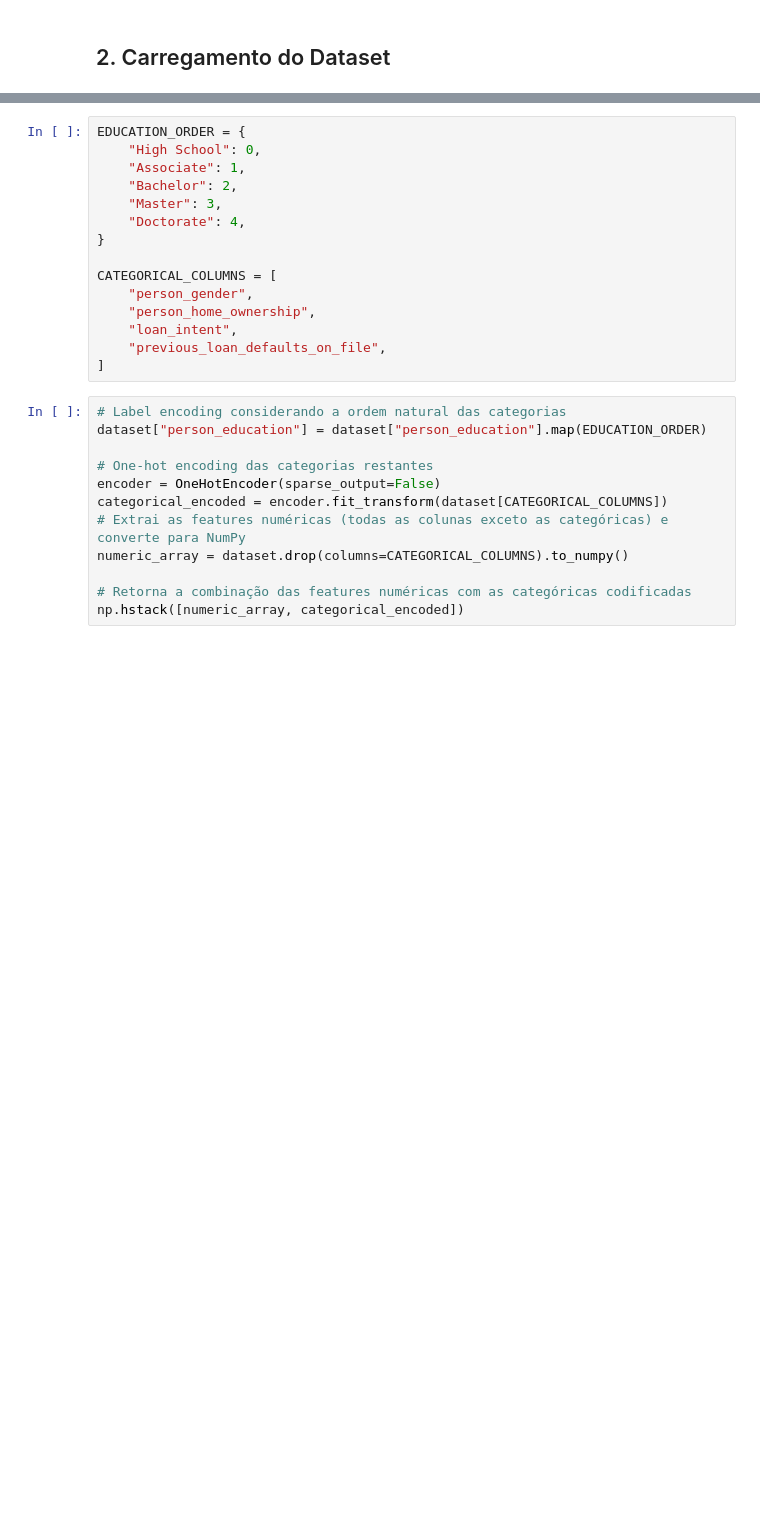
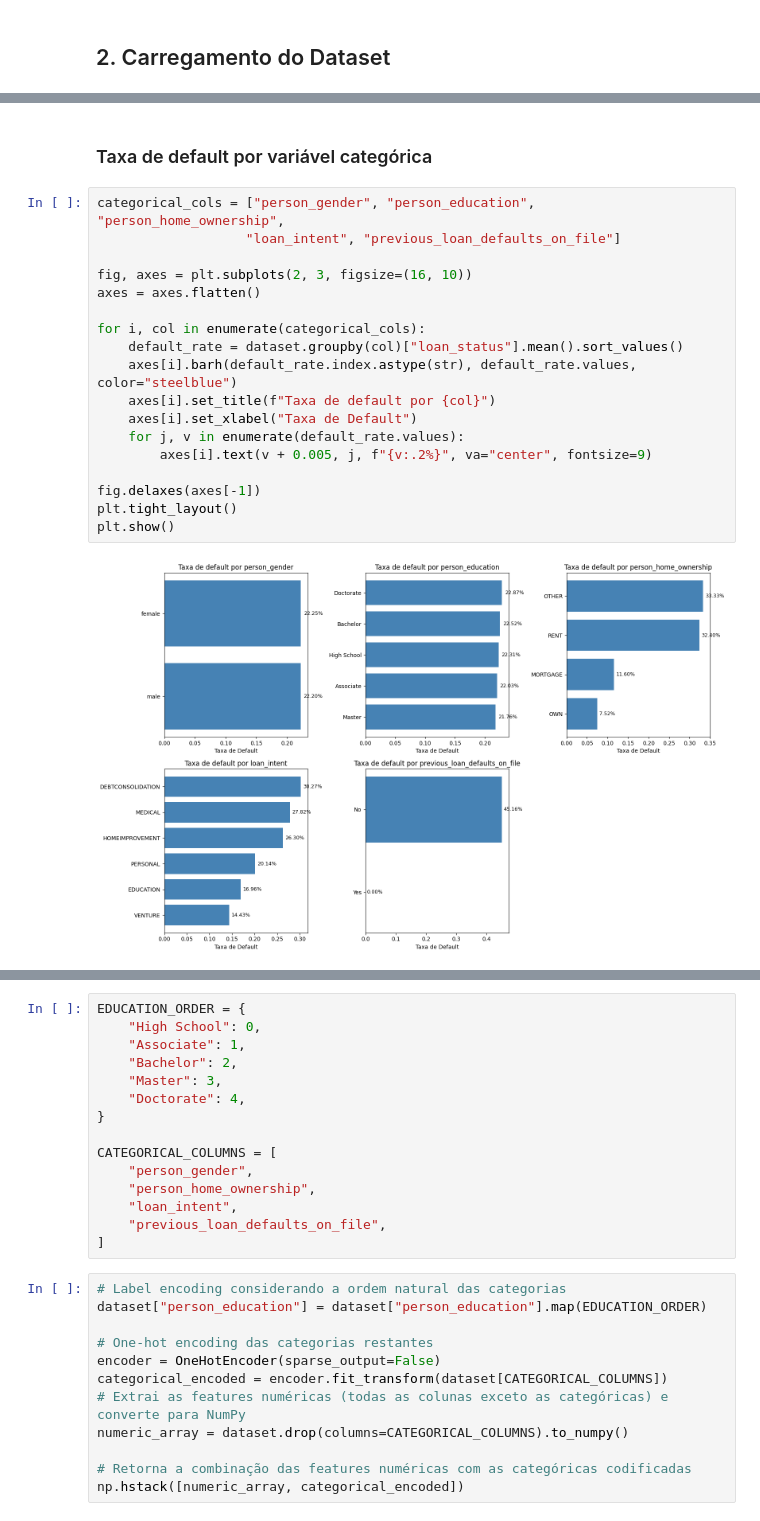
Before and after one commit to lucascdsilva/loan-risk-analyzer, a Jupyter notebook: notebooks/loan-risk-analyzer-lamartine.ipynb, the cells around one changed output, grey strips where cells are left out. Drawn from its saved outputs; the diff is of its cells as text; blank space fills up the shorter version.

```diff
--- a/notebooks/loan-risk-analyzer-lamartine.ipynb
+++ b/notebooks/loan-risk-analyzer-lamartine.ipynb
@@ -52,0 +57,22 @@ sns.scatterplot(x="loan_amnt", y="person_income", hue="loan_status", data=datase
+# %% [markdown]
+### Taxa de default por variável categórica
+# %%
+categorical_cols = ["person_gender", "person_education", "person_home_ownership",
+                   "loan_intent", "previous_loan_defaults_on_file"]
+
+fig, axes = plt.subplots(2, 3, figsize=(16, 10))
+axes = axes.flatten()
+
+for i, col in enumerate(categorical_cols):
+    default_rate = dataset.groupby(col)["loan_status"].mean().sort_values()
+    axes[i].barh(default_rate.index.astype(str), default_rate.values, color="steelblue")
+    axes[i].set_title(f"Taxa de default por {col}")
+    axes[i].set_xlabel("Taxa de Default")
+    for j, v in enumerate(default_rate.values):
+        axes[i].text(v + 0.005, j, f"{v:.2%}", va="center", fontsize=9)
+
+fig.delaxes(axes[-1])
+plt.tight_layout()
+plt.show()
+# %% [output]
+[figure, added]
```
Also changed, not shown: parts of 13 cells of this notebook.
